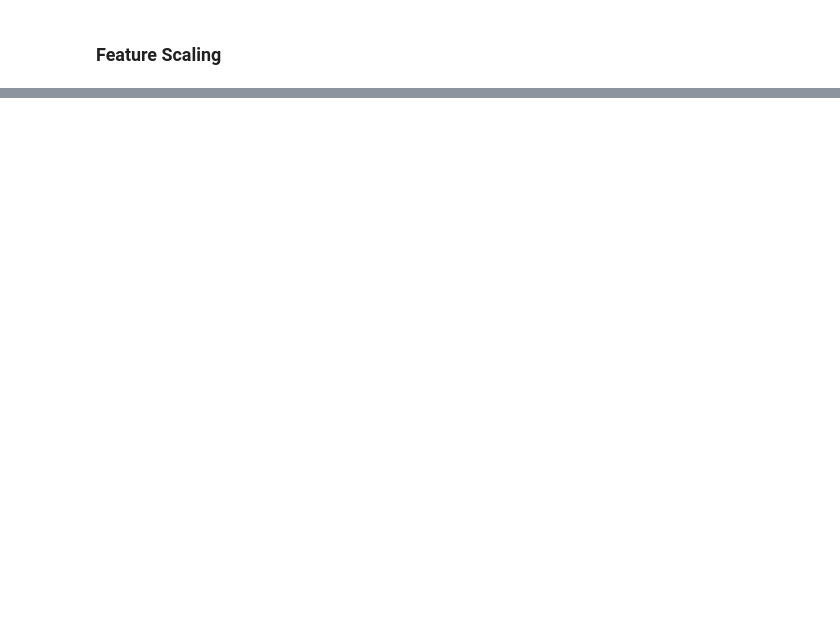
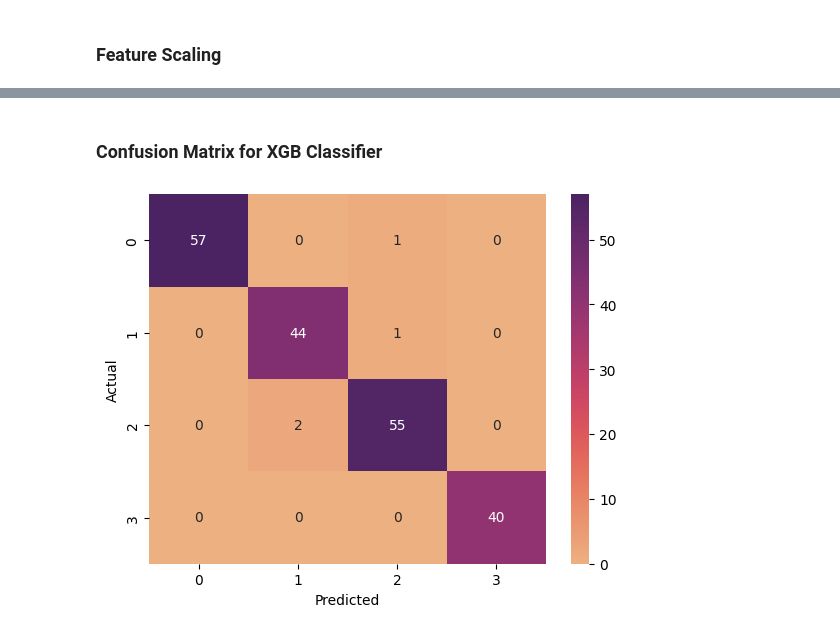
Before and after one commit to BoppingNoodles/Patient_Health_Risk-Social-Good-Datathon-, a Jupyter notebook: HealthRisk.ipynb, the cells around one changed output, grey strips where cells are left out. Cells and saved outputs as stored; diff of their text form; code cells hidden in the pictures; blank space fills up the shorter version.

Commit message:
Built Machine Learning Models and Evaluated

```diff
--- a/HealthRisk.ipynb
+++ b/HealthRisk.ipynb
@@ -177,0 +325,18 @@ X_test_fs[:, :5] = sc.fit_transform(X_test_fs[:, :5])
+# %%
+y_train_encoded = le.fit_transform(y_train)
+y_test_encoded = le.transform(y_test)
+X_train_df = X_train_df.astype(float)
+X_test_df = X_test_df.astype(float)
+
+xgb_fe = XGBClassifier(random_state = 42)
+xgb_fe_random_search = RandomizedSearchCV(
+    xgb_fe,
+    xgb_param_dist,
+    scoring = 'recall_weighted',
+    n_iter = 50,
+    cv = 5,
+    n_jobs = -1,
+    random_state =42
+)
+xgb_fe_random_search.fit(X_train_df, y_train_encoded)
+xgb_fe_pred = xgb_fe_random_search.predict(X_test_df)
@@ -177,0 +345,17 @@ X_test_fs[:, :5] = sc.fit_transform(X_test_fs[:, :5])
+# %%
+xgb_fe_pred_decoded = le.inverse_transform(xgb_fe_pred)
+fe_models = {
+    'Random Forest Classifier':rfc_fe_pred,
+    'Logistic Regression': lr_fe_pred,
+    'XGB Classifier': xgb_fe_pred_decoded
+}
+print("MODELS EVALUATION AFTER FEATURE ENGINEERING")
+print("-" * 45)
+for model, pred in fe_models.items():
+    fe_acc = accuracy_score(y_test,pred)
+    fe_precision = precision_score(y_test,pred, average ='weighted')
+    fe_recall = recall_score(y_test,pred, average = 'weighted')
+
+    print(f"{model} accuracy score: {fe_acc * 100:.2f}%")
+    print(f"{model} precision score: {fe_precision * 100:.2f}%")
+    print(f"{model} recall score: {fe_recall * 100:.2f}% \n")
@@ -177,0 +376,13 @@ X_test_fs[:, :5] = sc.fit_transform(X_test_fs[:, :5])
+# %% [markdown]
+### Confusion Matrix for XGB Classifier
+# %%
+from sklearn.metrics import confusion_matrix
+cm = confusion_matrix(y_test,xgb_fe_pred_decoded)
+
+
+sns.heatmap(cm, annot = True, fmt = 'd', cmap = 'flare')
+plt.xlabel('Predicted')
+plt.ylabel('Actual')
+plt.show()
+# %% [output]
+[figure, added]
```
Also changed, not shown: parts of 23 cells of this notebook.
